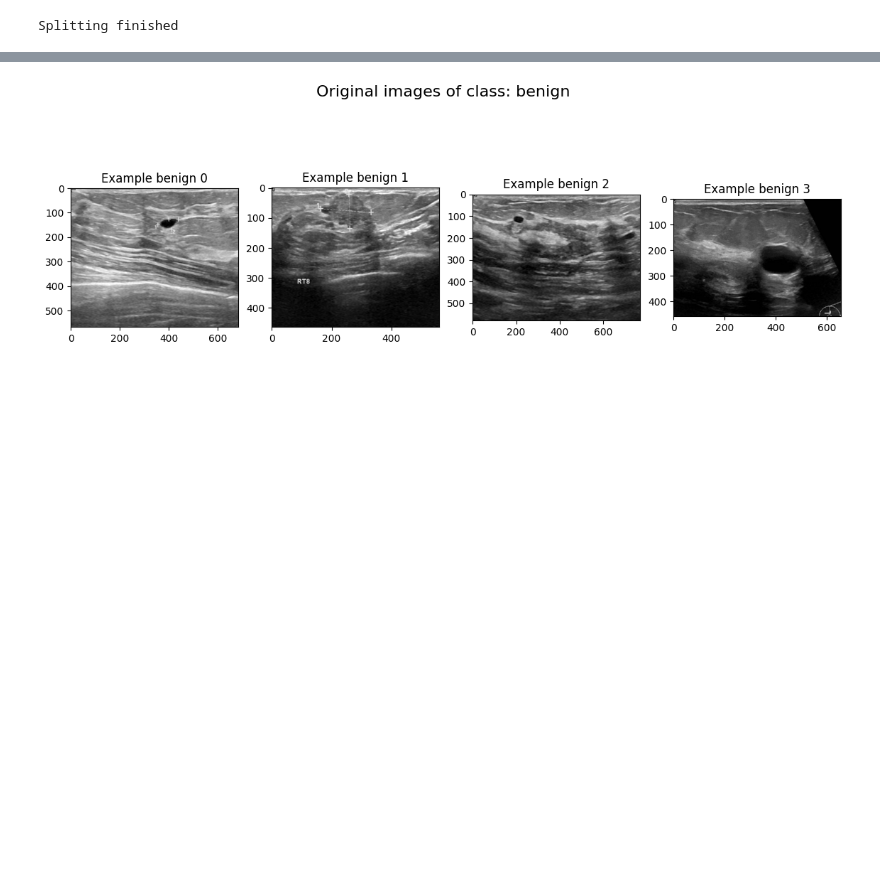
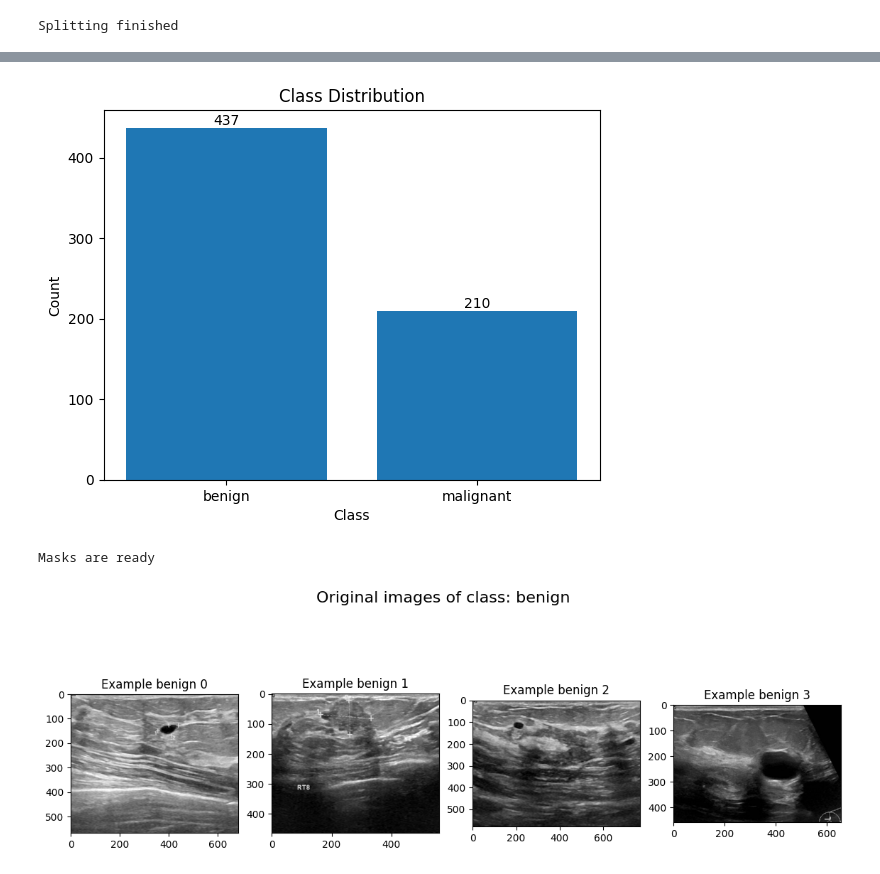
Before and after one commit to SergeyAkh/Breast-Cancer, a Jupyter notebook: Breast Cancer.ipynb, the cells around one changed output, grey strips where cells are left out. Drawn from its saved outputs; the diff is of its cells as text; code cells hidden in the pictures; blank space fills up the shorter version.

```diff
--- a/Breast Cancer.ipynb
+++ b/Breast Cancer.ipynb
@@ -363,0 +514,9 @@ polt_pie_data(train_path, class_names)
+# %%
+class_names_step_two = ["benign", "malignant"]
+
+train_path_stage_two = "/Users/sergeiakhmadulin/Documents/Braest Censer/Two steps/Second_step/train"
+val_path_stage_two = "/Users/sergeiakhmadulin/Documents/Braest Censer/Two steps/Second_step/val"
+# %%
+count_and_plot_files(train_path_stage_two, class_names_step_two, stage = 2)
+# %% [output]
+[figure, added]
@@ -364,3 +582,7 @@ polt_pie_data(train_path, class_names)
+# %%
+craete_single_mask_for_file(train_path_stage_two, class_names_step_two, Rectangular = False, remove_flag = True)
+# %% [output]
+Masks are ready
 # %%
 def show_some_images(path, class_name, augmented = False, name_table = "Original"):
     """
```
Also changed, not shown: parts of 45 cells of this notebook.
